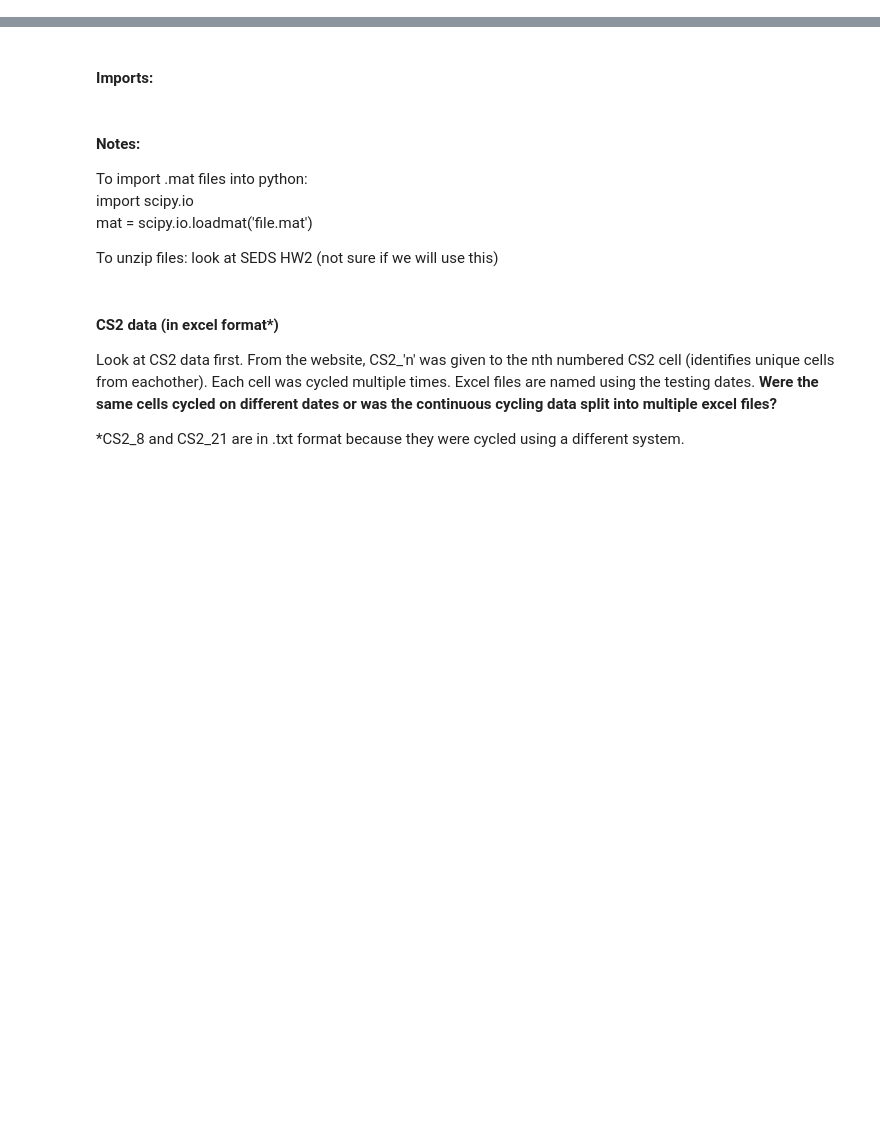
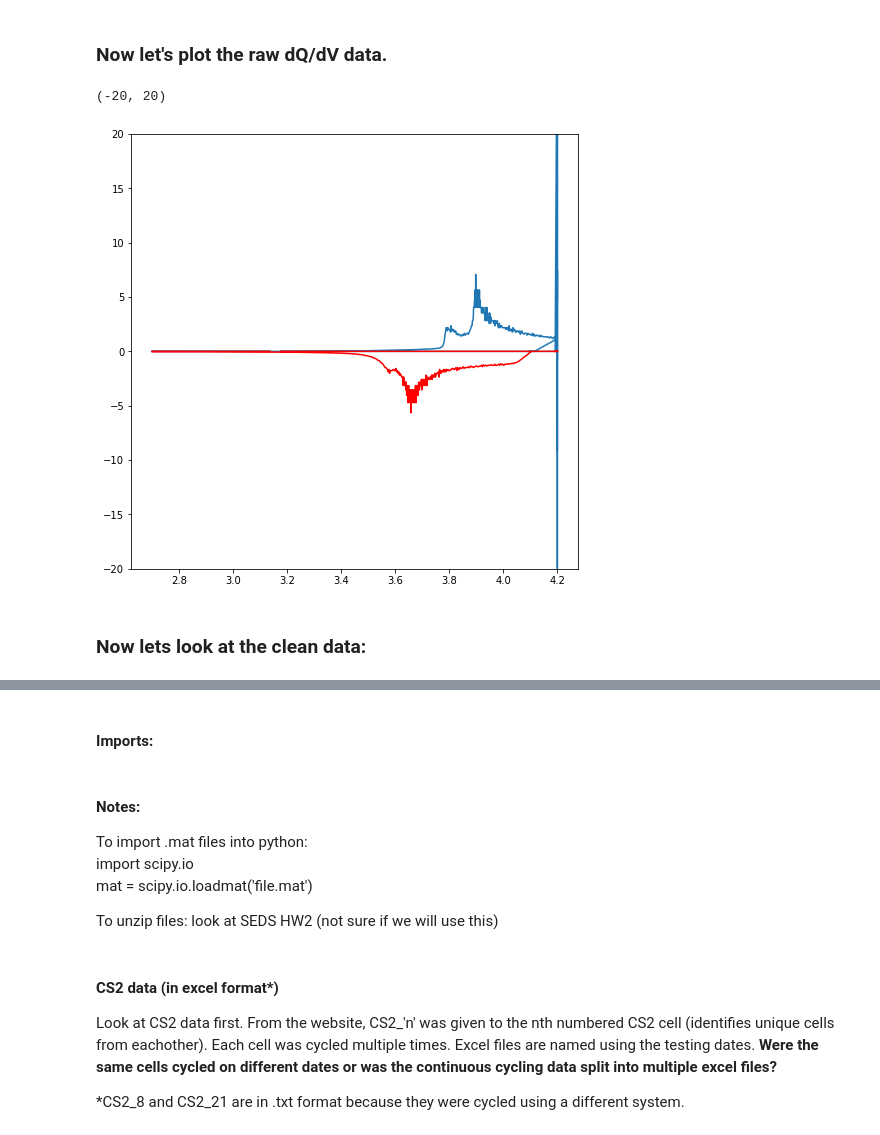
Before and after one commit to nicolet5/DiffCapAnalyzer, a Jupyter notebook: examples/CleanData.ipynb, the cells around one changed output, grey strips where cells are left out. Drawn from its saved outputs; the diff is of its cells as text; code cells hidden in the pictures; blank space fills up the shorter version.

Commit message:
nlt edits to examples

```diff
--- a/examples/CleanData.ipynb
+++ b/examples/CleanData.ipynb
@@ -9,0 +30,3 @@ All CS2 cells underwent the same charging profile which was a standard constant
+# %%
+raw_data_df = pd.read_excel('data/example_files/Separated_Cycles/CS2_33_10_04_10-Cycle12.xlsx')
+#we load the file using pd.read_excel. The second argument, 1, indicates the sheet number to use.
@@ -9,0 +43,2 @@ All CS2 cells underwent the same charging profile which was a standard constant
+# %%
+raw_data_dqdv = ccf.calc_dv_dqdv(raw_data_df)
@@ -9,0 +56,12 @@ All CS2 cells underwent the same charging profile which was a standard constant
+# %% [markdown]
+### Now let's plot the raw dQ/dV data.
+# %%
+fig1 = plt.figure(figsize = (8,8), facecolor = 'w', edgecolor= 'k')
+myplot = plt.plot(raw_data_dqdv['Voltage(V)'], raw_data_dqdv['Charge_dQ/dV'])
+plt.plot(raw_data_dqdv['Voltage(V)'], raw_data_dqdv['Discharge_dQ/dV'], color = 'red')
+plt.ylim(-20, 20)
+# %% [output]
+(-20, 20)
+[figure, added]
+# %% [markdown]
+### Now lets look at the clean data:
```
Also changed, not shown: parts of 18 cells of this notebook, 3 other files.
